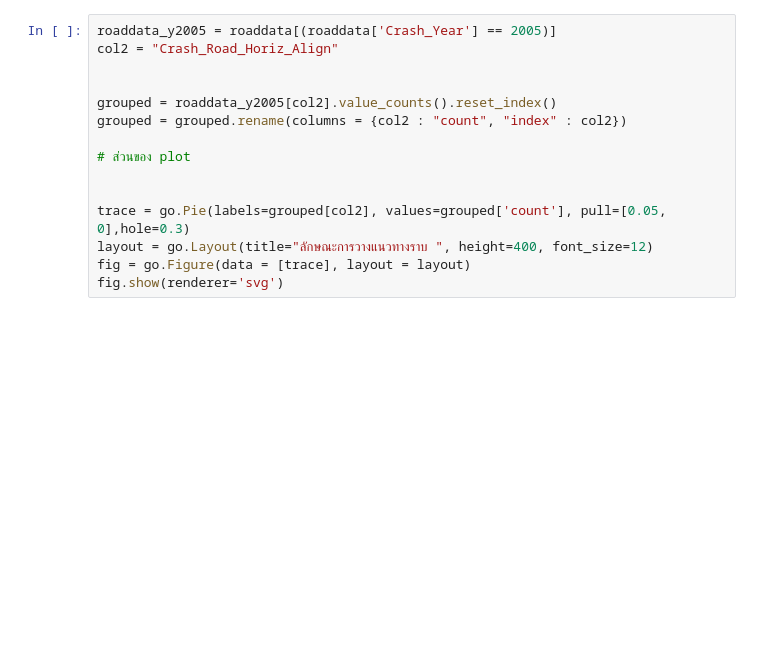
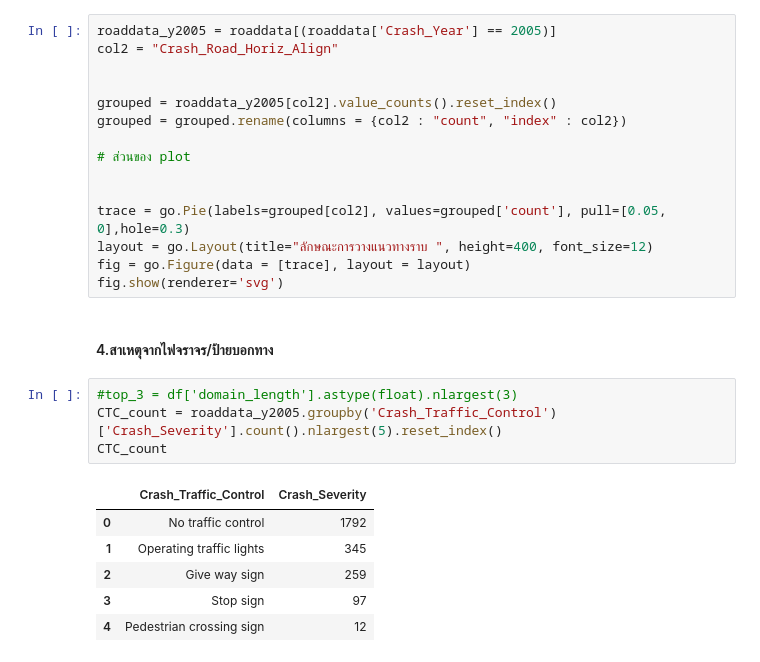
Before and after one commit to sarocha19/Assignment, a Jupyter notebook: assingment.ipynb, the cells around one changed output. Drawn from its saved outputs; the diff is of its cells as text; blank space fills up the shorter version.

```diff
--- a/assingment.ipynb
+++ b/assingment.ipynb
@@ -532,3 +537,16 @@ trace = go.Pie(labels=grouped[col2], values=grouped['count'], pull=[0.05, 0],hol
 layout = go.Layout(title="ลักษณะการวางแนวทางราบ ", height=400, font_size=12)
 fig = go.Figure(data = [trace], layout = layout)
 fig.show(renderer='svg')
+# %% [markdown]
+#### 4.สาเหตุจากไฟจราจร/ป้ายบอกทาง
+# %%
+#top_3 = df['domain_length'].astype(float).nlargest(3)
+CTC_count = roaddata_y2005.groupby('Crash_Traffic_Control')['Crash_Severity'].count().nlargest(5).reset_index()
+CTC_count
+# %% [output]
+|  | Crash_Traffic_Control | Crash_Severity |
+| 0 | No traffic control | 1792 |
+| 1 | Operating traffic lights | 345 |
+| 2 | Give way sign | 259 |
+| 3 | Stop sign | 97 |
+| 4 | Pedestrian crossing sign | 12 |
```
Also changed, not shown: parts of 8 cells of this notebook.
